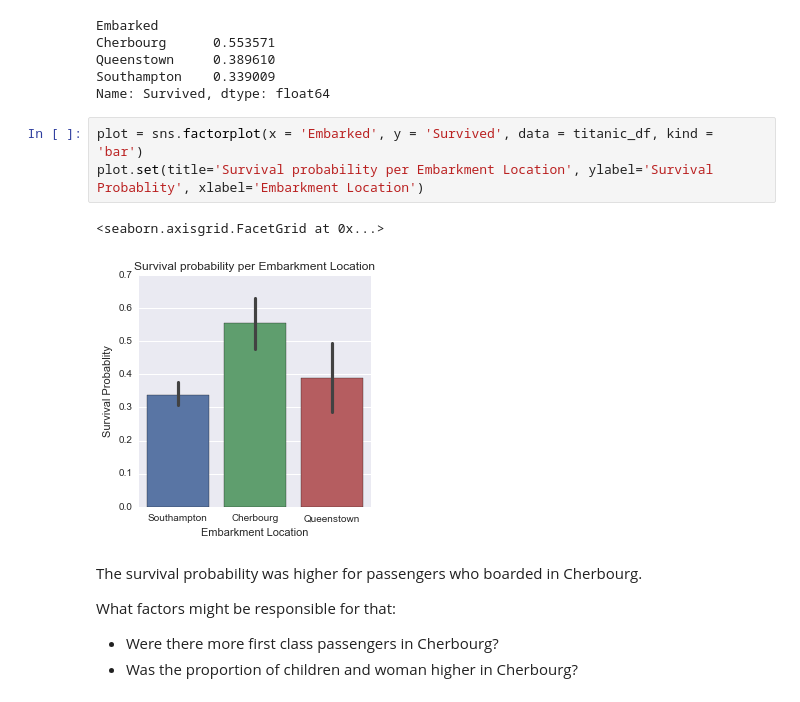
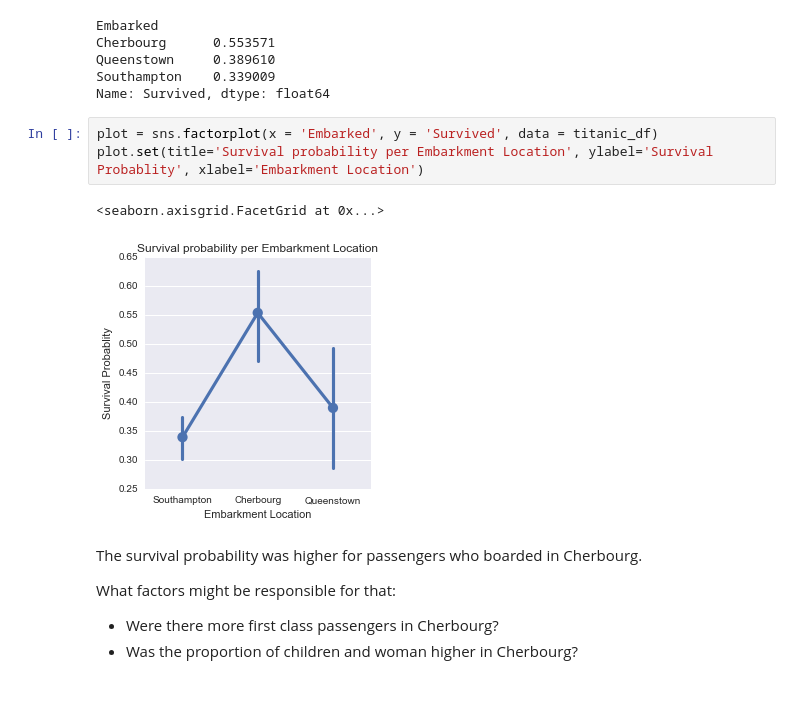
Before and after one commit to jenslaufer/data-analyst-nanodegree, a Jupyter notebook: p2/Assignment/Titanic Data.ipynb, the cells around one changed output. Cells and saved outputs as stored; diff of their text form.

```diff
--- a/p2/Assignment/Titanic Data.ipynb
+++ b/p2/Assignment/Titanic Data.ipynb
@@ -548,11 +548,11 @@ Queenstown     0.389610
 Southampton    0.339009
 Name: Survived, dtype: float64
 # %%
-plot = sns.factorplot(x = 'Embarked', y = 'Survived', data = titanic_df, kind = 'bar')
+plot = sns.factorplot(x = 'Embarked', y = 'Survived', data = titanic_df)
 plot.set(title='Survival probability per Embarkment Location', ylabel='Survival Probablity', xlabel='Embarkment Location')
 # %% [output]
 <seaborn.axisgrid.FacetGrid at 0x...>
-[figure, old version]
+[figure, new version]
 # %% [markdown]
 The survival probability was higher for passengers who boarded in Cherbourg.
 
```
Also changed, not shown: parts of 7 cells of this notebook.
